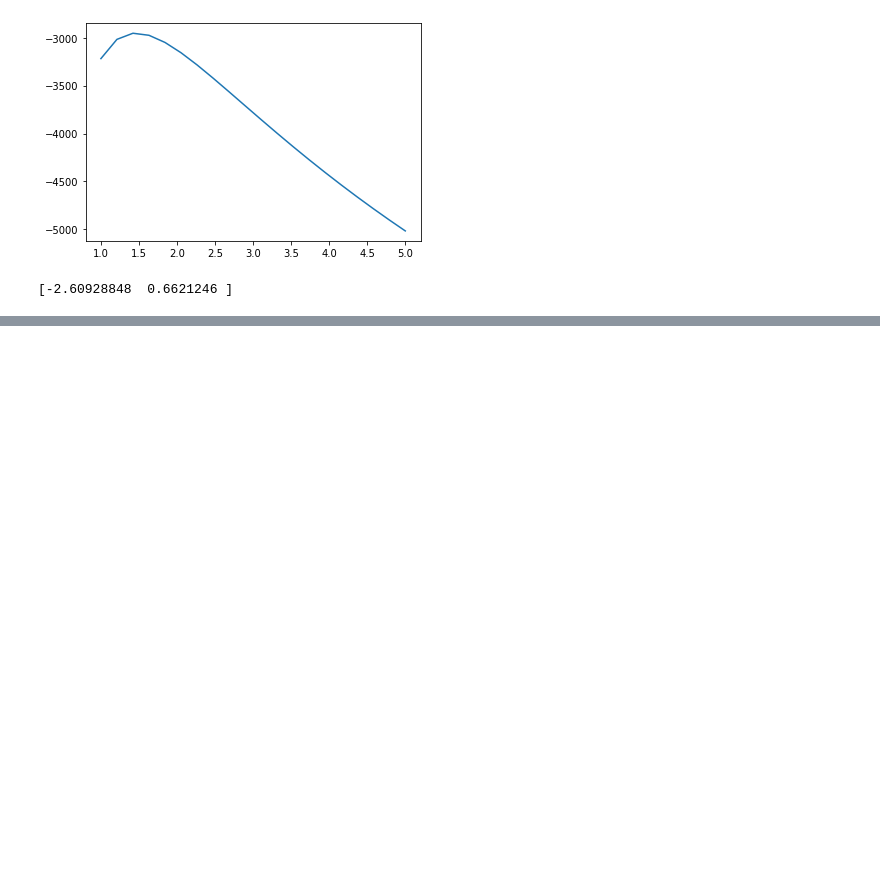
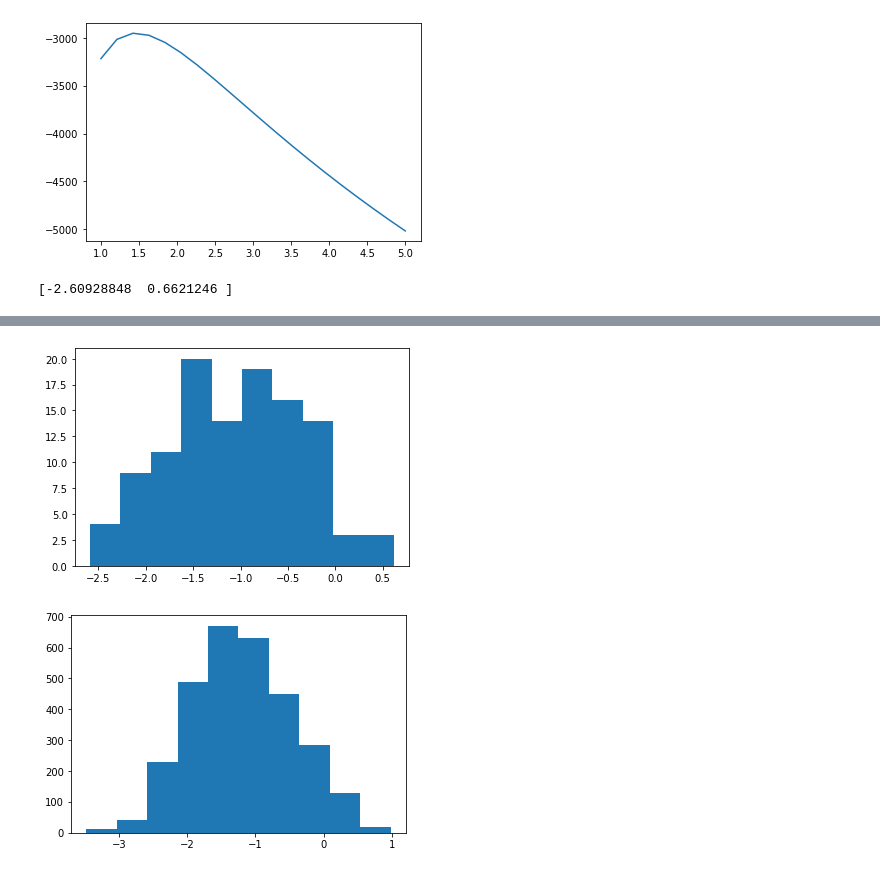
Before and after one commit to arjuns2197/Active-Galactic-Nuclei, a Jupyter notebook: agn.ipynb, the cells around one changed output, grey strips where cells are left out. Cells and saved outputs as stored; diff of their text form; code cells hidden in the pictures; blank space fills up the shorter version.

```diff
--- a/agn.ipynb
+++ b/agn.ipynb
@@ -482,0 +485,9 @@ plt.show()
+# %%
+plt.hist(np.log10(lambda_))
+plt.show()
+
+plt.hist(np.log10(lambda_lim))
+plt.show()
+# %% [output]
+[figure, added]
+[figure, added]
```
Also changed, not shown: parts of 7 cells of this notebook.
